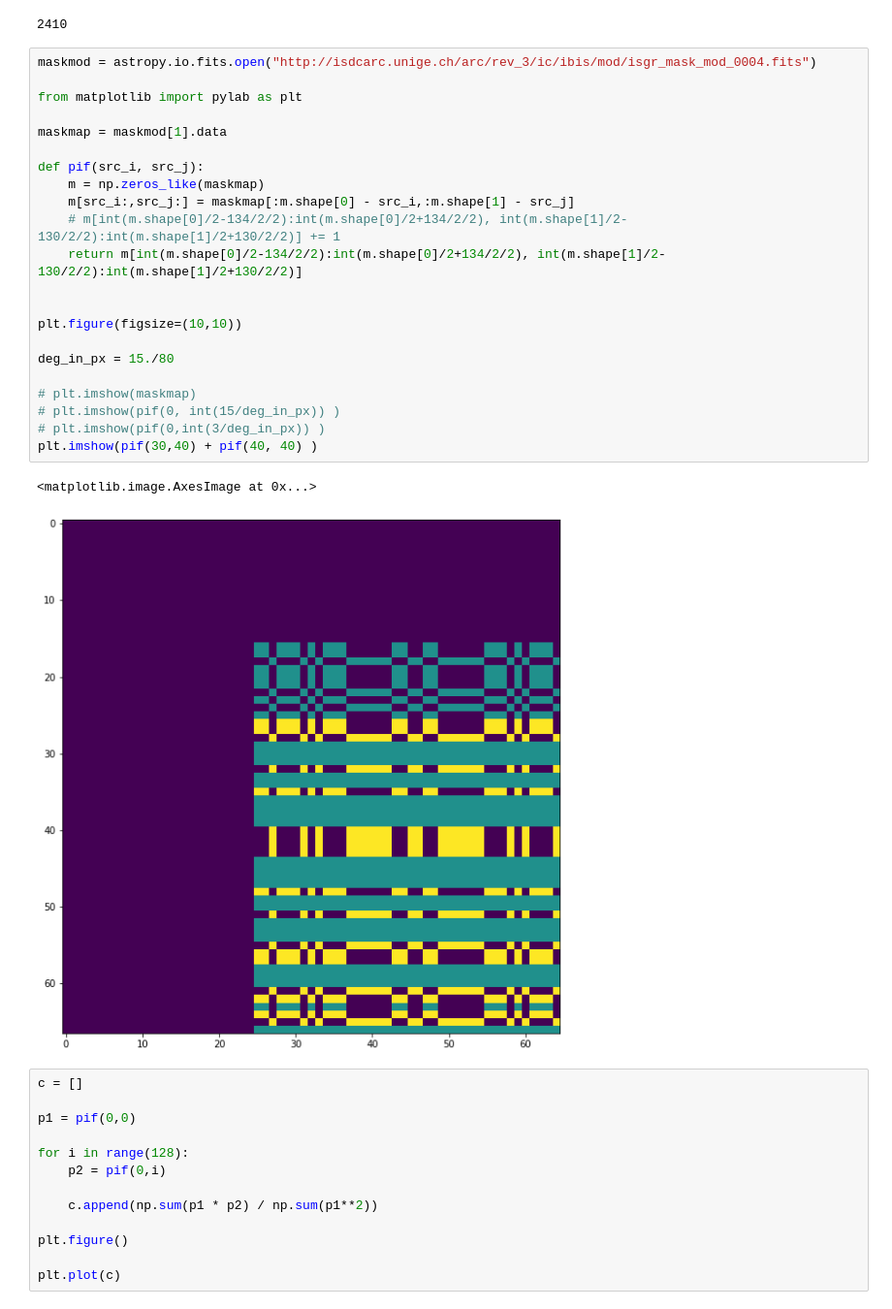
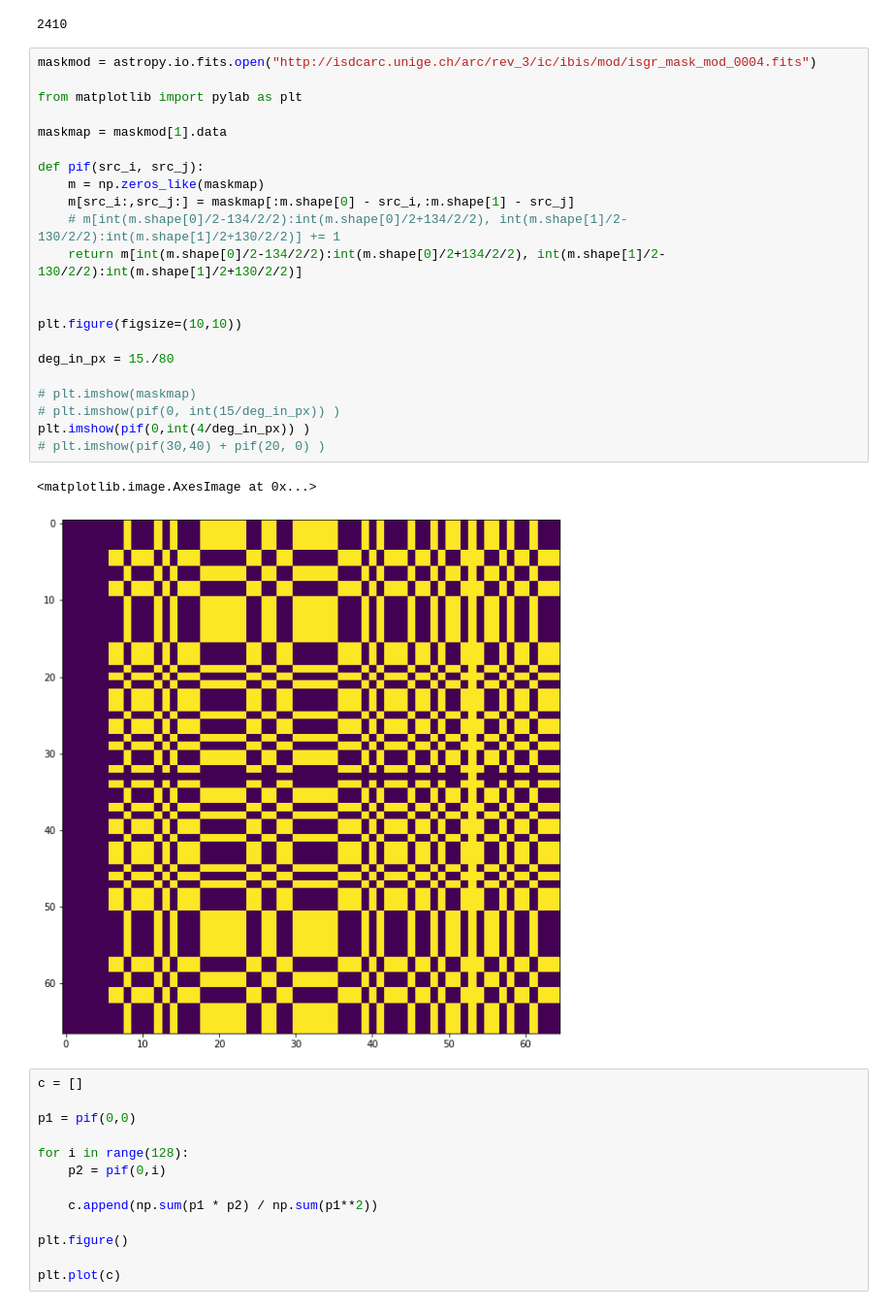
Before and after one commit to volodymyrss/volodymyrss.github.io, a Jupyter notebook: integral-ibis-isgri-le-response/_sources/catalogs.ipynb, the cells around one changed output. Shown at 97% size. Drawn from its saved outputs; the diff is of its cells as text.

Commit message:
update integral-ibis-isgri-le-response: better figures

```diff
--- a/integral-ibis-isgri-le-response/_sources/catalogs.ipynb
+++ b/integral-ibis-isgri-le-response/_sources/catalogs.ipynb
@@ -115,28 +129,28 @@ len(cat_table)
 # %%
 maskmod = astropy.io.fits.open("http://isdcarc.unige.ch/arc/rev_3/ic/ibis/mod/isgr_mask_mod_0004.fits")
 
 from matplotlib import pylab as plt
 
 maskmap = maskmod[1].data
 
 def pif(src_i, src_j):
     m = np.zeros_like(maskmap)
     m[src_i:,src_j:] = maskmap[:m.shape[0] - src_i,:m.shape[1] - src_j]
     # m[int(m.shape[0]/2-134/2/2):int(m.shape[0]/2+134/2/2), int(m.shape[1]/2-130/2/2):int(m.shape[1]/2+130/2/2)] += 1
     return m[int(m.shape[0]/2-134/2/2):int(m.shape[0]/2+134/2/2), int(m.shape[1]/2-130/2/2):int(m.shape[1]/2+130/2/2)]
 
 
 plt.figure(figsize=(10,10))
 
 deg_in_px = 15./80
 
 # plt.imshow(maskmap)
 # plt.imshow(pif(0, int(15/deg_in_px)) )
-# plt.imshow(pif(0,int(3/deg_in_px)) )
-plt.imshow(pif(30,40) + pif(40, 40) )
+plt.imshow(pif(0,int(4/deg_in_px)) )
+# plt.imshow(pif(30,40) + pif(20, 0) )
 # %% [output]
 <matplotlib.image.AxesImage at 0x...>
-[figure, old version]
+[figure, new version]
 # %%
 c = []
 
```
Also changed, not shown: parts of 3 cells of this notebook, 6 other files.
